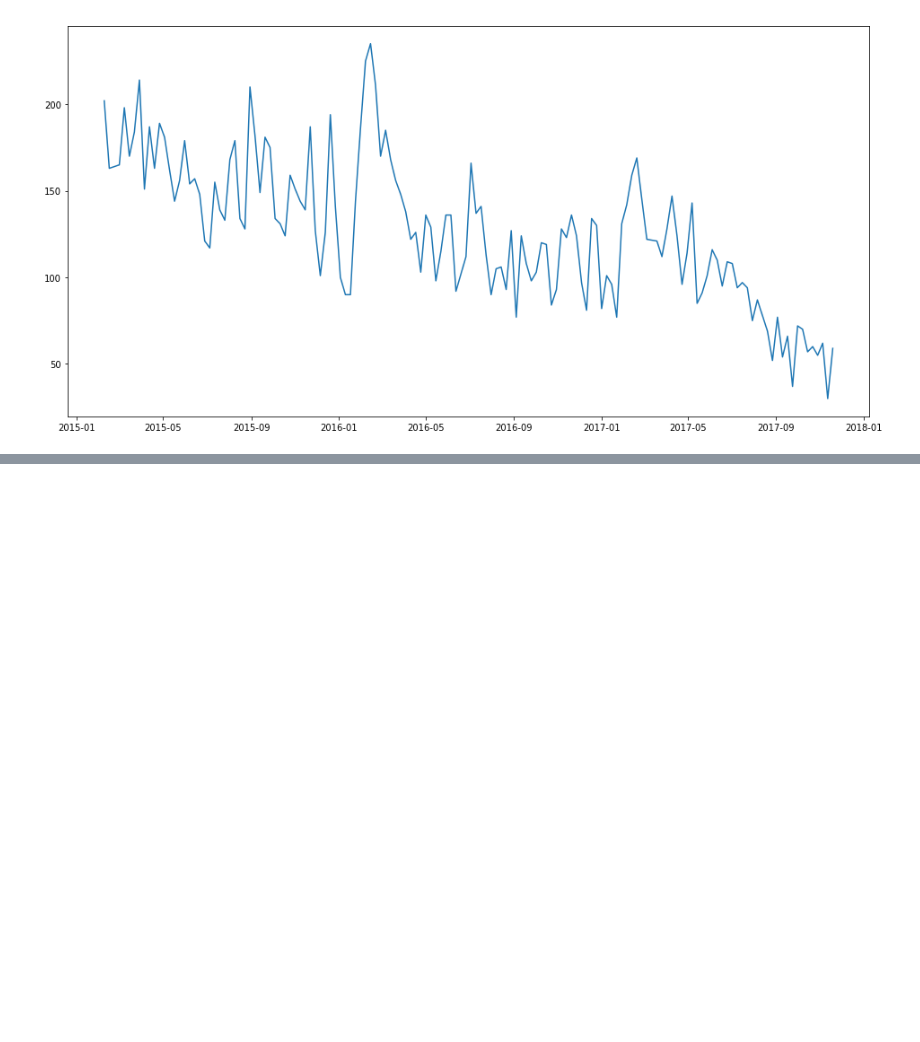
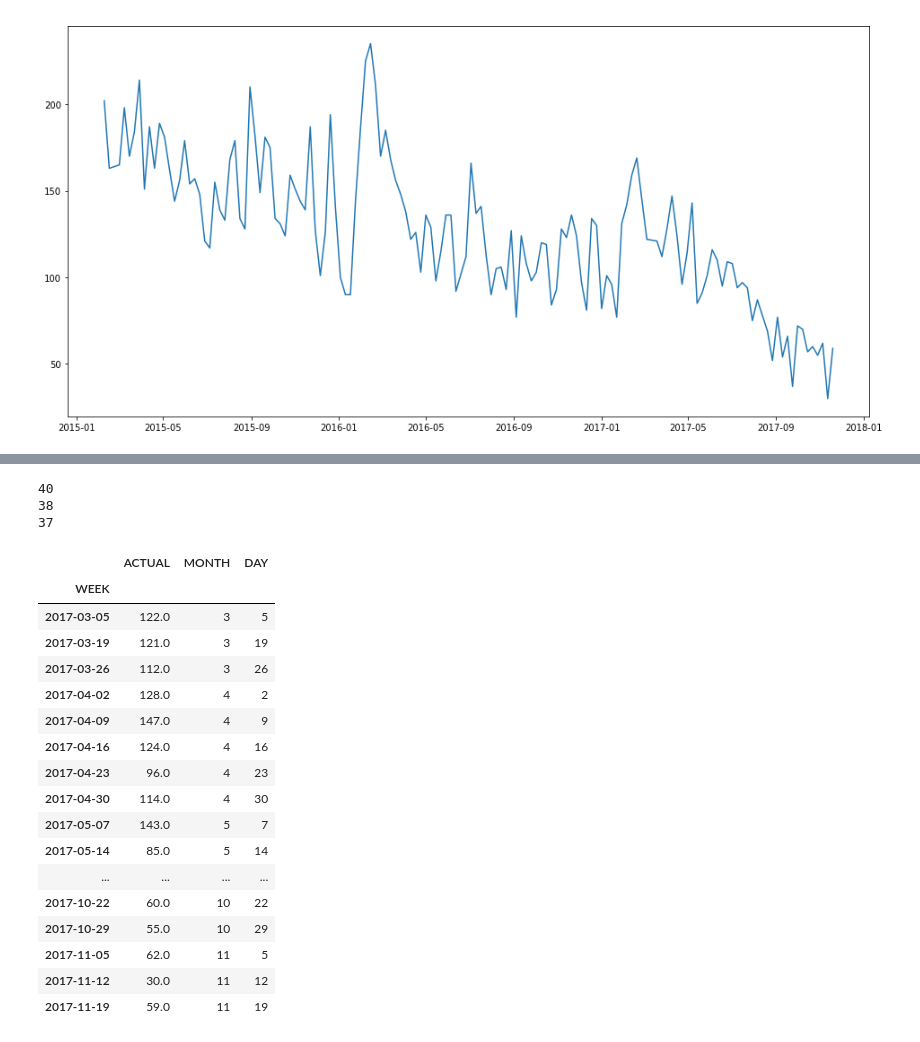
Before and after one commit to antonlagunov1623/NN_lab, a Jupyter notebook: NN_task.ipynb, the cells around one changed output, grey strips where cells are left out. Cells and saved outputs as stored; diff of their text form; code cells hidden in the pictures; blank space fills up the shorter version.

```diff
--- a/NN_task.ipynb
+++ b/NN_task.ipynb
@@ -258,0 +285,2 @@ plt.show()
+# %%
+second_pln.set_index('WEEK', inplace=True)
@@ -258,0 +295,4 @@ plt.show()
+# %%
+df17 = second_pln[second_pln['YEAR']==2017].copy()
+# %%
+df17.drop(['YEAR', 'PROMO'], axis=1, inplace=True)
@@ -258,0 +321,31 @@ plt.show()
+# %%
+df17 = df17.ix[(df17['MONTH']!=1) & (df17['MONTH']!=2) & (df17['MONTH']!=12)]
+# %%
+print(len(df15))
+print(len(df16))
+print(len(df17))
+# %% [output]
+40
+38
+37
+# %%
+df17
+# %% [output]
+|  | ACTUAL | MONTH | DAY |
+| WEEK |  |  |  |
+| 2017-03-05 | 122.0 | 3 | 5 |
+| 2017-03-19 | 121.0 | 3 | 19 |
+| 2017-03-26 | 112.0 | 3 | 26 |
+| 2017-04-02 | 128.0 | 4 | 2 |
+| 2017-04-09 | 147.0 | 4 | 9 |
+| 2017-04-16 | 124.0 | 4 | 16 |
+| 2017-04-23 | 96.0 | 4 | 23 |
+| 2017-04-30 | 114.0 | 4 | 30 |
+| 2017-05-07 | 143.0 | 5 | 7 |
+| 2017-05-14 | 85.0 | 5 | 14 |
+| ... | ... | ... | ... |
+| 2017-10-22 | 60.0 | 10 | 22 |
+| 2017-10-29 | 55.0 | 10 | 29 |
+| 2017-11-05 | 62.0 | 11 | 5 |
+| 2017-11-12 | 30.0 | 11 | 12 |
+| 2017-11-19 | 59.0 | 11 | 19 |
```
Also changed, not shown: parts of 41 cells of this notebook.
